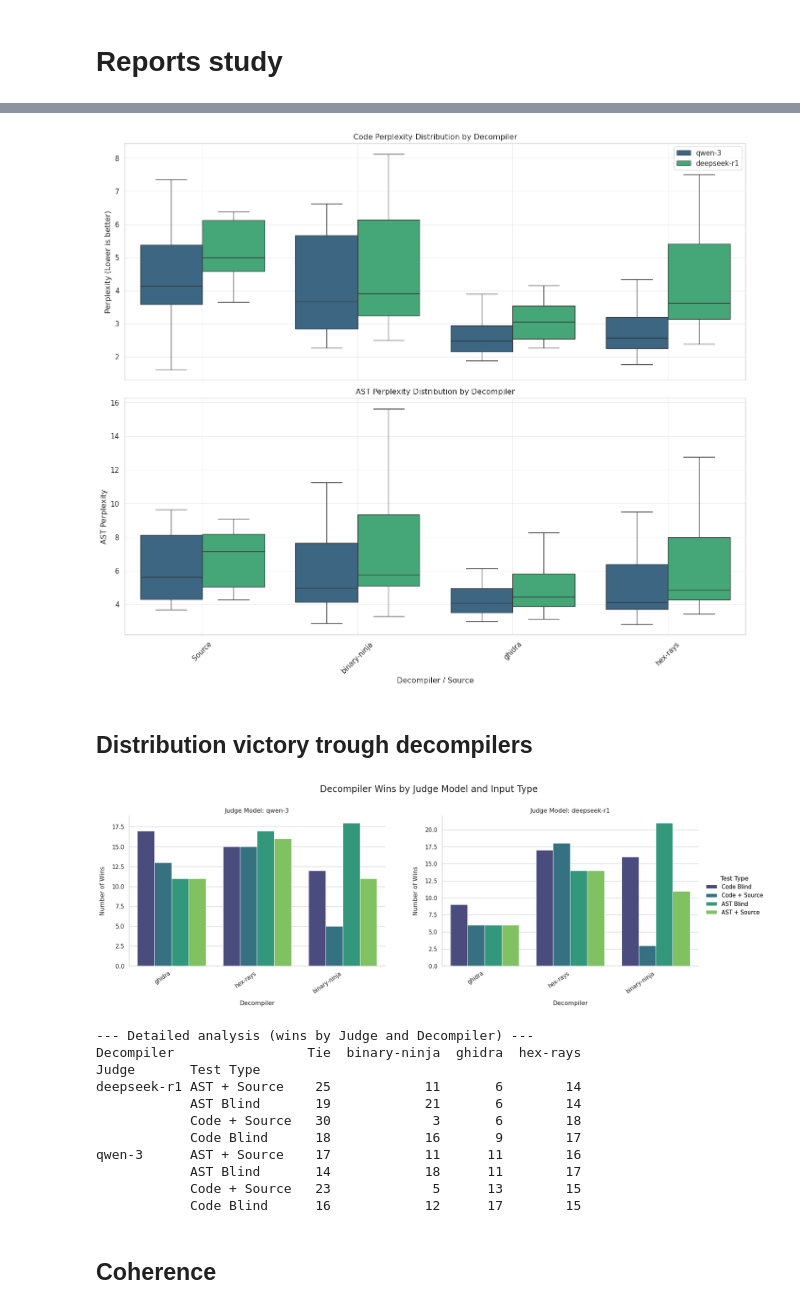
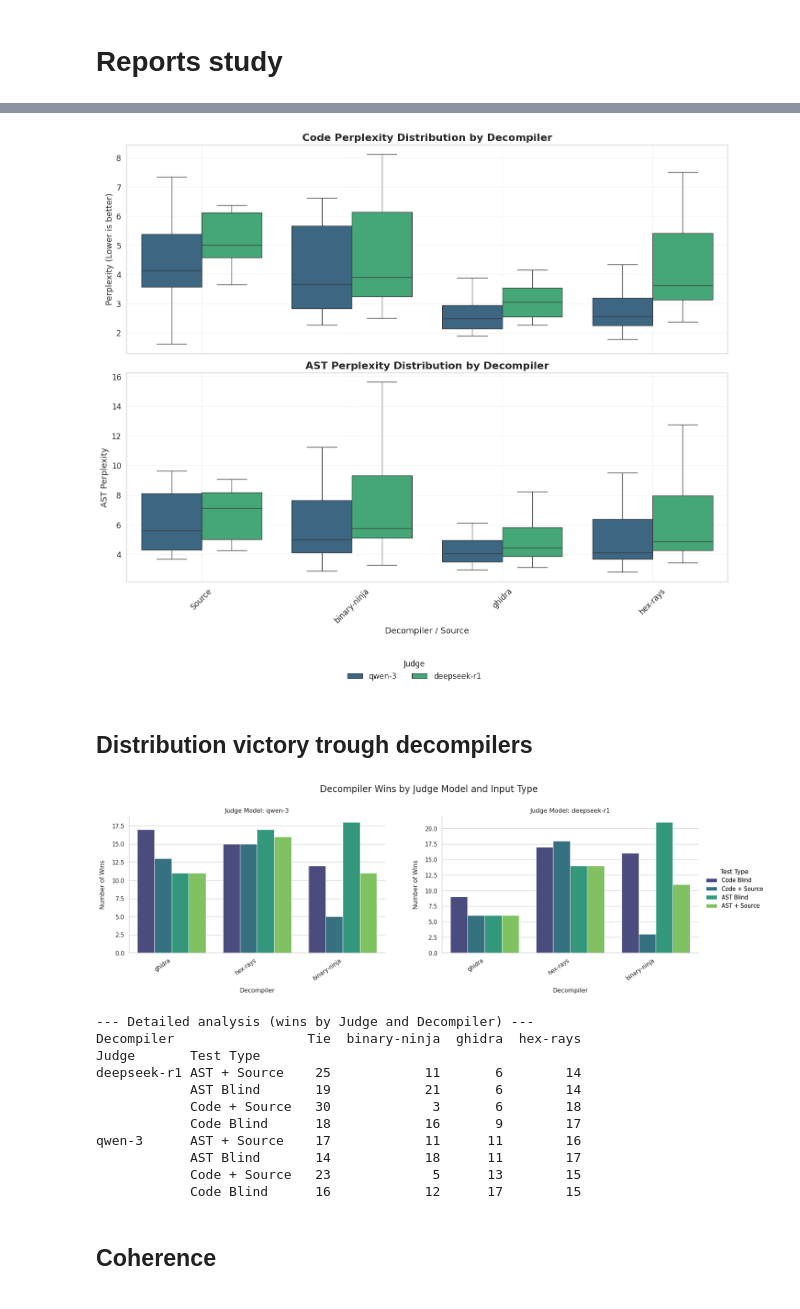
Before and after one commit to Lurpigi/msc-thesis-LLMs-to-rank-decompilers, a Jupyter notebook: final_db.ipynb, the cells around one changed output, grey strips where cells are left out. Cells and saved outputs as stored; diff of their text form; code cells hidden in the pictures.

```diff
--- a/final_db.ipynb
+++ b/final_db.ipynb
@@ -131,7 +131,6 @@ if not df_db.empty:
             })
 
     df_plot = pd.DataFrame(plot_data)
-
     df_plot = df_plot.dropna(subset=['Perplexity'])
     df_plot = df_plot[df_plot['Perplexity'] != -1]
 
@@ -140,6 +139,11 @@ if not df_db.empty:
 
     df_plot_ast = df_plot.dropna(subset=['AST Perplexity'])
     df_plot_ast = df_plot_ast[df_plot_ast['AST Perplexity'] != -1]
+
+    title_fs = 16
+    axis_label_fs = 13
+    tick_fs = 12
+    legend_fs = 12
 
     fig, axes = plt.subplots(2, 1, figsize=(14, 12), sharex=True)
 
@@ -153,11 +157,11 @@ if not df_db.empty:
         ax=axes[0],
         palette='viridis'
     )
-    axes[0].set_title('Code Perplexity Distribution by Decompiler')
-    axes[0].set_ylabel('Perplexity (Lower is better)')
+    axes[0].set_title('Code Perplexity Distribution by Decompiler', fontsize=title_fs, fontweight='bold')
+    axes[0].set_ylabel('Perplexity (Lower is better)', fontsize=axis_label_fs)
     axes[0].set_xlabel('')
-    axes[0].legend( loc='upper right')
     axes[0].grid(True, alpha=0.3)
+    axes[0].tick_params(axis='both', labelsize=tick_fs)
 
     if not df_plot_ast.empty:
         sns.boxplot(
@@ -170,10 +174,11 @@ if not df_db.empty:
             ax=axes[1],
             palette='viridis'
         )
-        axes[1].set_title('AST Perplexity Distribution by Decompiler')
-        axes[1].set_ylabel('AST Perplexity')
-        axes[1].set_xlabel('Decompiler / Source')
+        axes[1].set_title('AST Perplexity Distribution by Decompiler', fontsize=title_fs, fontweight='bold')
+        axes[1].set_ylabel('AST Perplexity', fontsize=axis_label_fs)
+        axes[1].set_xlabel('Decompiler / Source', fontsize=axis_label_fs)
         axes[1].grid(True, alpha=0.3)
+        axes[1].tick_params(axis='both', labelsize=tick_fs)
     else:
         axes[1].set_visible(False)
 
@@ -181,14 +186,29 @@ if not df_db.empty:
         for tick in ax.get_xticklabels():
             tick.set_rotation(45)
 
-    # Keep legend only on top subplot
-    if axes[1].get_legend() is not None:
+    # Global legend like your reference plot
+    handles, labels = axes[0].get_legend_handles_labels()
+    if axes[0].get_legend() is not None:
+        axes[0].get_legend().remove()
+    if len(axes) > 1 and axes[1].get_legend() is not None:
         axes[1].get_legend().remove()
 
-    plt.tight_layout()
+    if handles and labels:
+        fig.legend(
+            handles, labels,
+            loc='lower center',
+            bbox_to_anchor=(0.5, -0.02),
+            ncol=max(1, len(labels)),
+            title='Judge',
+            fontsize=legend_fs,
+            title_fontsize=legend_fs,
+            frameon=False
+        )
+
+    plt.tight_layout(rect=[0, 0.06, 1, 1])
     plt.show()
 # %% [output]
-[figure, old version]
+[figure, new version]
 # %%
 
 def load_data(path):
@@ -265,36 +285,45 @@ g = sns.catplot(
     data=df_faceted[df_faceted['Decompiler'] != 'Tie'],
     x='Decompiler',
     hue='Test Type',
     col='Judge',
     kind='count',
     palette='viridis',
     height=5.8,
     aspect=1.25,
     col_wrap=2,
-    sharey=False
+    sharey=False,
+
 )
 
 g.set_axis_labels("Decompiler", "Number of Wins")
 g.set_titles("Judge Model: {col_name}")
 g.add_legend(title="Test Type")
+
+# sns.move_legend(
+#     g,
+#     "lower center",
+#     bbox_to_anchor=(0.5, -0.1),
+#     ncol=2,
+#     frameon=False
+# )
 
 for ax in g.axes.flat:
     ax.set_xlabel("Decompiler", labelpad=12)
     ax.set_ylabel("Number of Wins", labelpad=12)
     for tick in ax.get_xticklabels():
         tick.set_rotation(35)
         tick.set_ha('right')
 
-g.figure.subplots_adjust(top=0.84, bottom=0.16, hspace=0.40, wspace=0.22)
+g.figure.subplots_adjust(top=0.84, bottom=0.22, hspace=0.40, wspace=0.22)
 g.figure.suptitle("Decompiler Wins by Judge Model and Input Type", fontsize=17)
 
 plt.show()
 
 print("\n--- Detailed analysis (wins by Judge and Decompiler) ---")
 summary = df_faceted.groupby(['Judge', 'Test Type', 'Decompiler']).size().unstack(fill_value=0)
 print(summary)
 # %% [output]
-[figure, old version]
+[figure, new version]
 --- Detailed analysis (wins by Judge and Decompiler) ---
 Decompiler                 Tie  binary-ninja  ghidra  hex-rays
 Judge       Test Type
```
Also changed, not shown: parts of 2 cells of this notebook, 55 other files.
